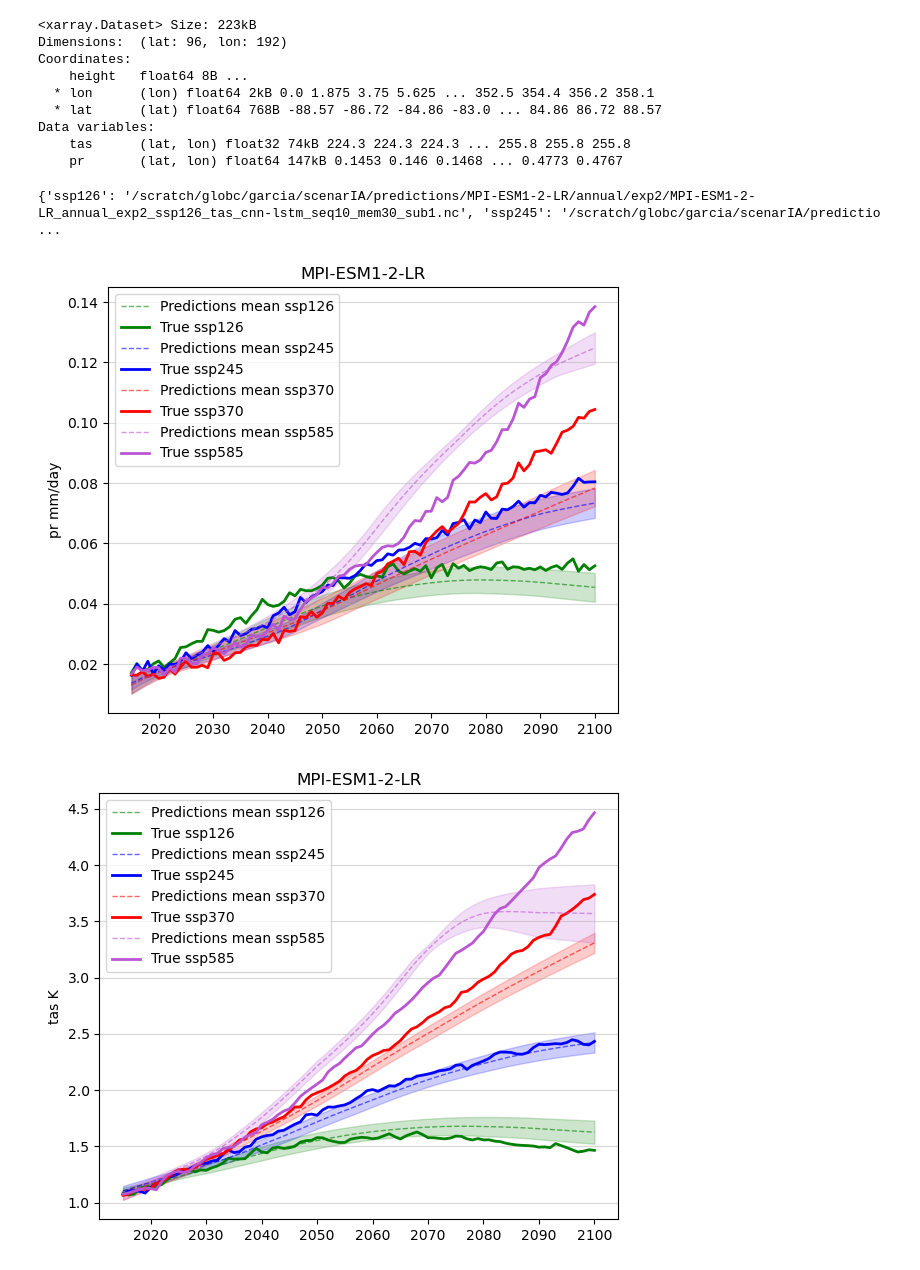
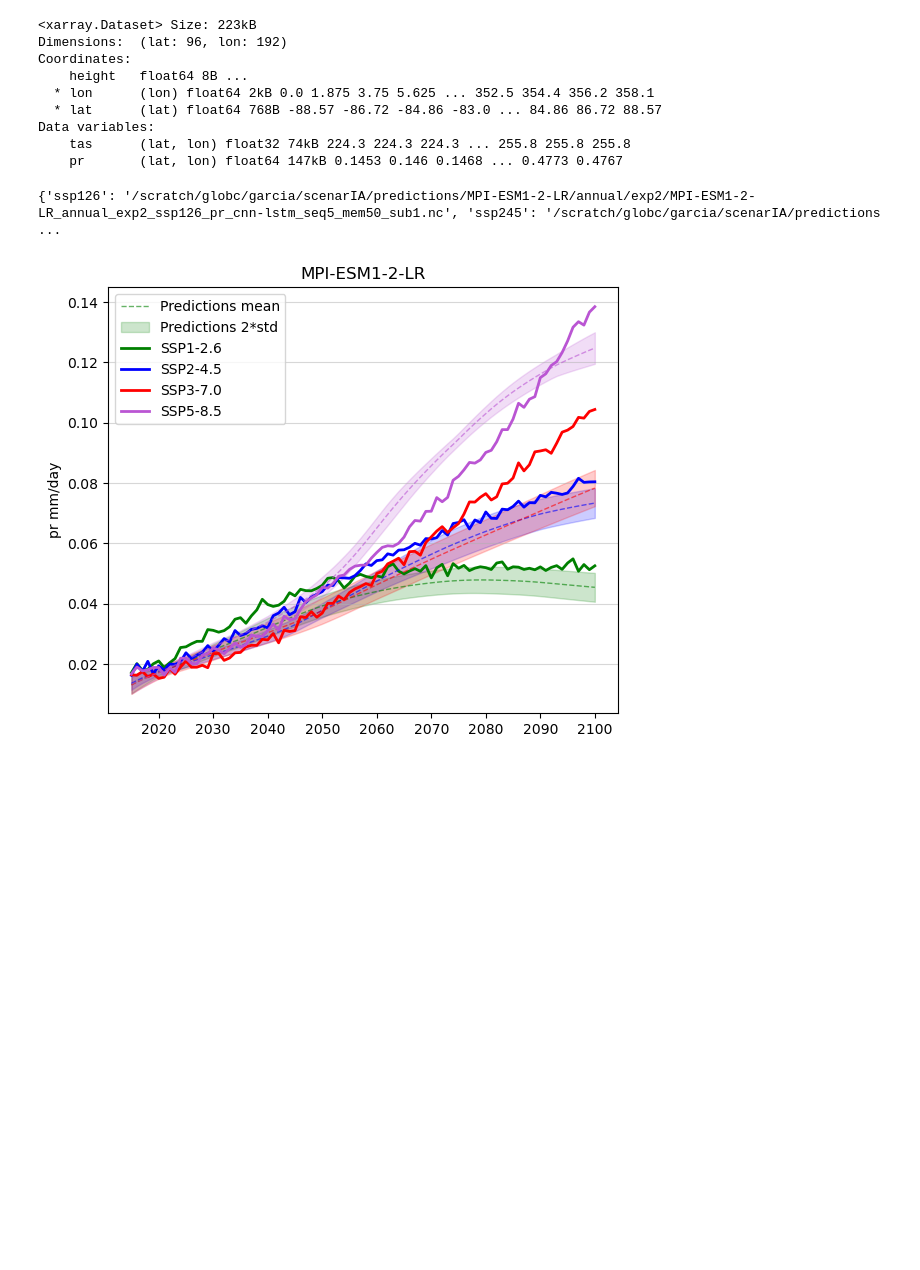
Before and after one commit to zoeleila/scenarIA, a Jupyter notebook: src/plots/plots_predictions.ipynb, the cells around one changed output. Drawn from its saved outputs; the diff is of its cells as text; code cells hidden in the pictures; blank space fills up the shorter version.

```diff
--- a/src/plots/plots_predictions.ipynb
+++ b/src/plots/plots_predictions.ipynb
@@ -28,6 +29,10 @@ Data variables:
     tas      (lat, lon) float32 74kB 224.3 224.3 224.3 ... 255.8 255.8 255.8
     pr       (lat, lon) float64 147kB 0.1453 0.146 0.1468 ... 0.4773 0.4767
 # %%
+simu_dict = {'ssp126': 'SSP1-2.6',
+              'ssp245': 'SSP2-4.5',
+              'ssp370':'SSP3-7.0',
+              'ssp585': 'SSP5-8.5'}
 def plot_mean_std_simulations(files_dict,
                                 var_name,
                                 colors_dict=None,
@@ -72,13 +77,18 @@ def plot_mean_std_simulations(files_dict,
         time = np.concatenate(time)
         mean = np.concatenate(mean)
         std = np.concatenate(std)
-        plt.plot(time, mean, label=f'Predictions mean {simu}', color=color, linestyle = '--', linewidth=1, alpha=0.6)
-        plt.fill_between(time, mean - std, mean + std, alpha=0.2, color=color)
+        if simu == 'ssp126':
+            plt.plot(time, mean, label='Predictions mean', color=color, linestyle = '--', linewidth=1, alpha=0.6)
+            plt.fill_between(time, mean - std, mean + std, alpha=0.2, color=color, label ='Predictions 2*std')
+        else:
+            plt.plot(time, mean, color=color, linestyle = '--', linewidth=1, alpha=0.6)
+            plt.fill_between(time, mean - std, mean + std, alpha=0.2, color=color)
 
         # Add true simulation
         ds_true = xr.open_dataset(DATASET_DIR / f'MPI-ESM1-2-LR/annual/outputs_{simu}.nc')[var_name].mean('member') - clim[var_name]
         ds_true = weighted_global_mean(ds_true)
-        plt.plot(time, ds_true.values , label=f'True {simu}', color=color, linewidth=2)
+        simu_name = simu_dict[simu]
+        plt.plot(time, ds_true.values , label=simu_name, color=color, linewidth=2)
 
     plt.grid(axis='y', alpha = 0.5)
     plt.ylabel(f'{var_name} {unit}')
@@ -91,28 +101,31 @@ def plot_mean_std_simulations(files_dict,
 # %%
 simus = ['ssp126', 'ssp245', 'ssp370', 'ssp585']
 files_dict = {}
 colors_dict = {'ssp126': 'green',
               'ssp245': 'b',
               'ssp370':'r',
               'ssp585': 'mediumorchid'}
+exp_dict = {'ssp126': 'exp2',
+              'ssp245': 'exp1',
+              'ssp370':'exp3',
+              'ssp585': 'exp4'}
 vmin = {'tas': None, 'pr': None}
 vmax = {'tas': None, 'pr': None}
-for var_name in ['pr', 'tas']:
+for var_name in ['pr']:
     for simu in simus:
-        files_dict[simu] = glob.glob(str(PREDICTIONS_DIR / f'MPI-ESM1-2-LR/annual/*/*{simu}_{var_name}*.nc'))[0]
+        files_dict[simu] = glob.glob(str(PREDICTIONS_DIR / f'MPI-ESM1-2-LR/annual/*/*{simu}_{var_name}*seq5_*.nc'))[0]
     plot_mean_std_simulations(files_dict,
                               var_name=var_name,
                               colors_dict = colors_dict,
                               title='MPI-ESM1-2-LR',
                               vmin=vmin[var_name],
                               vmax=vmax[var_name],
                               save_path= GRAPHS_DIR / f'runs/MPI-ESM1-2-LR/annual/{var_name}_temporal_profiles_cross_validation.png'
                               )
 print(files_dict)
 # %% [output]
-{'ssp126': '/scratch/globc/garcia/scenarIA/predictions/MPI-ESM1-2-LR/annual/exp2/MPI-ESM1-2-LR_annual_exp2_ssp126_tas_cnn-lstm_seq10_mem30_sub1.nc', 'ssp245': '/scratch/globc/garcia/scenarIA/predictio ...
+{'ssp126': '/scratch/globc/garcia/scenarIA/predictions/MPI-ESM1-2-LR/annual/exp2/MPI-ESM1-2-LR_annual_exp2_ssp126_pr_cnn-lstm_seq5_mem50_sub1.nc', 'ssp245': '/scratch/globc/garcia/scenarIA/predictions ...
-[figure, old version]
+[figure, new version]
-[figure, removed]
 # %%
 
 with open(CONFIG_DIR / 'plots.yaml') as file:
```
Also changed, not shown: parts of 2 cells of this notebook, 9 other files.
